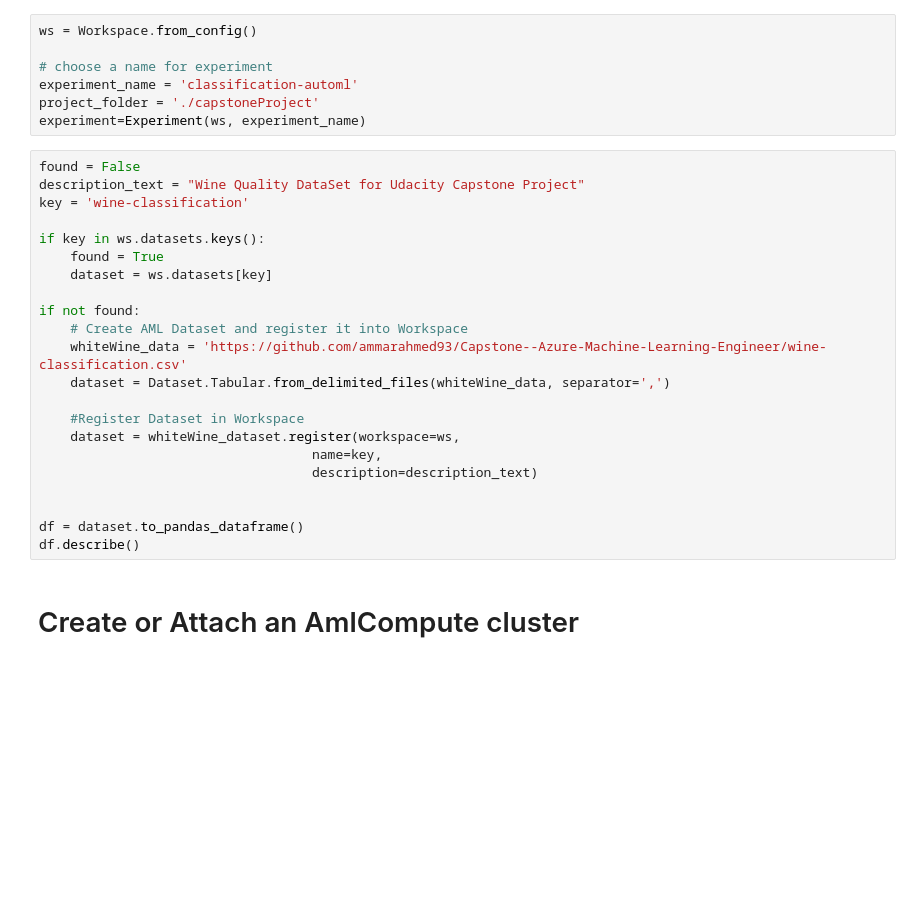
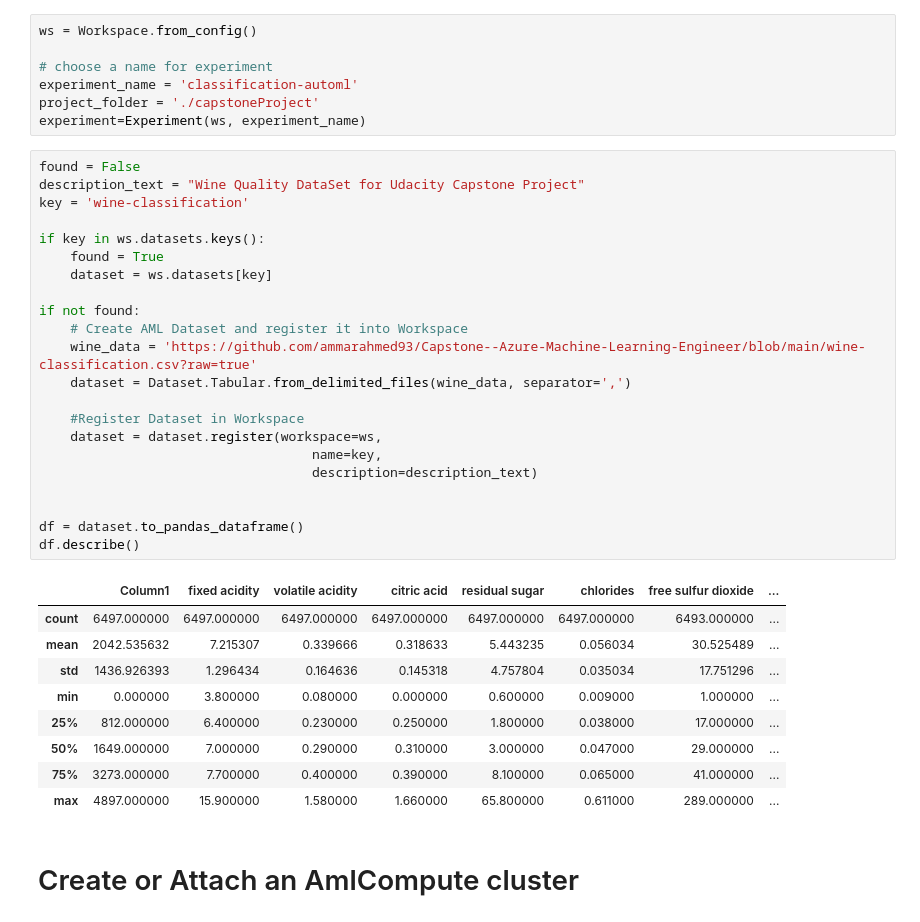
Before and after one commit to ammarahmed93/Capstone--Azure-Machine-Learning-Engineer, a Jupyter notebook: automl.ipynb, the cells around one changed output. Cells and saved outputs as stored; diff of their text form; blank space fills up the shorter version.

```diff
--- a/automl.ipynb
+++ b/automl.ipynb
@@ -44,25 +44,35 @@ experiment=Experiment(ws, experiment_name)
 # %%
 found = False
 description_text = "Wine Quality DataSet for Udacity Capstone Project"
 key = 'wine-classification'
 
 if key in ws.datasets.keys():
     found = True
     dataset = ws.datasets[key]
 
 if not found:
     # Create AML Dataset and register it into Workspace
-    whiteWine_data = 'https://github.com/ammarahmed93/Capstone--Azure-Machine-Learning-Engineer/wine-classification.csv'
-    dataset = Dataset.Tabular.from_delimited_files(whiteWine_data, separator=',')
+    wine_data = 'https://github.com/ammarahmed93/Capstone--Azure-Machine-Learning-Engineer/blob/main/wine-classification.csv?raw=true'
+    dataset = Dataset.Tabular.from_delimited_files(wine_data, separator=',')
 
     #Register Dataset in Workspace
-    dataset = whiteWine_dataset.register(workspace=ws,
+    dataset = dataset.register(workspace=ws,
                                    name=key,
                                    description=description_text)
 
 
 df = dataset.to_pandas_dataframe()
 df.describe()
+# %% [output]
+|  | Column1 | fixed acidity | volatile acidity | citric acid | residual sugar | chlorides | free sulfur dioxide | ... |
+| count | 6497.000000 | 6497.000000 | 6497.000000 | 6497.000000 | 6497.000000 | 6497.000000 | 6493.000000 | ... |
+| mean | 2042.535632 | 7.215307 | 0.339666 | 0.318633 | 5.443235 | 0.056034 | 30.525489 | ... |
+| std | 1436.926393 | 1.296434 | 0.164636 | 0.145318 | 4.757804 | 0.035034 | 17.751296 | ... |
+| min | 0.000000 | 3.800000 | 0.080000 | 0.000000 | 0.600000 | 0.009000 | 1.000000 | ... |
+| 25% | 812.000000 | 6.400000 | 0.230000 | 0.250000 | 1.800000 | 0.038000 | 17.000000 | ... |
+| 50% | 1649.000000 | 7.000000 | 0.290000 | 0.310000 | 3.000000 | 0.047000 | 29.000000 | ... |
+| 75% | 3273.000000 | 7.700000 | 0.400000 | 0.390000 | 8.100000 | 0.065000 | 41.000000 | ... |
+| max | 4897.000000 | 15.900000 | 1.580000 | 1.660000 | 65.800000 | 0.611000 | 289.000000 | ... |
 # %% [markdown]
 # Create or Attach an AmlCompute cluster
 # %%
```
Also changed, not shown: parts of 10 cells of this notebook, 1 other file.
